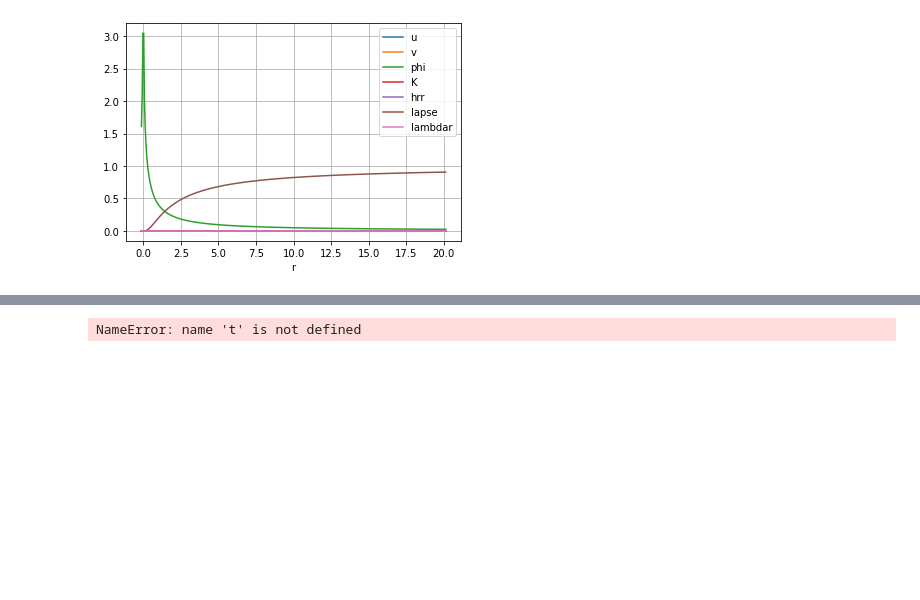
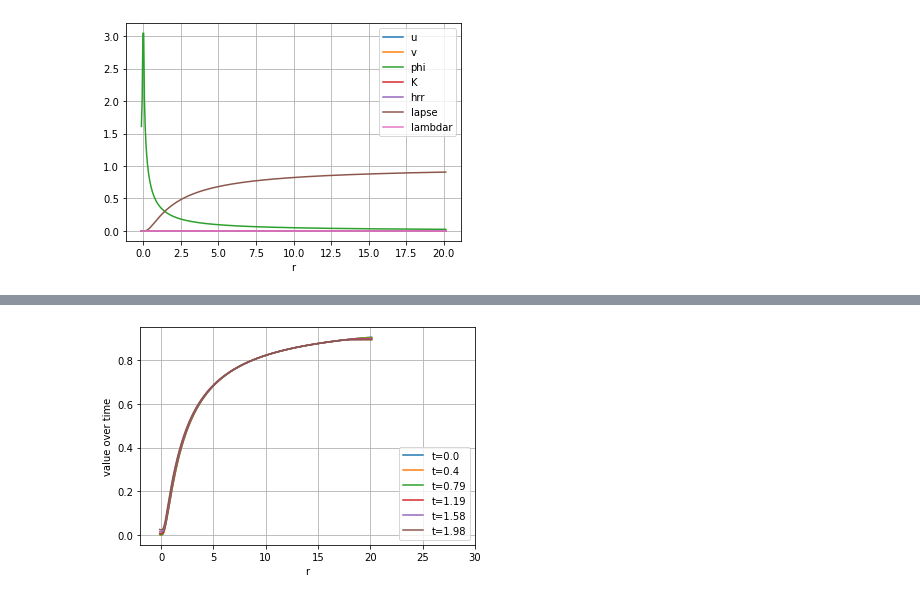
Before and after one commit to GRTLCollaboration/engrenage, a Jupyter notebook: BHEvolution.ipynb, the cells around one changed output, grey strips where cells are left out. Cells and saved outputs as stored; diff of their text form; code cells hidden in the pictures; blank space fills up the shorter version.

```diff
--- a/BHEvolution.ipynb
+++ b/BHEvolution.ipynb
@@ -102,20 +102,20 @@ plt.grid()
 # %%
 # plot the profile for some variable at a selection of times
-var = idx_lambdar
+var = idx_lapse
 
 for i, t_i in enumerate(t) :
     if (i < N_t) and (i % 20 == 0) :
         labelt = "t="+str(round(t_i,2))
         f_t = solution[i, var * N: (var + 1) * N]
         plt.plot(r, f_t, label=labelt)
 
 plt.legend(loc=4)
 plt.xlabel('r')
-plt.xlim(-2,20.0)
+plt.xlim(-2,30.0)
 plt.ylabel('value over time')
 plt.grid()
 # %% [output]
-NameError: name 't' is not defined
+[figure, added]
 # %%
 # calculate the diagnostics, just the Hamiltonian constraint for now
 r, Ham = get_diagnostics(solution, t, R, N_r)
```
Also changed, not shown: parts of 5 cells of this notebook, 9 other files.
